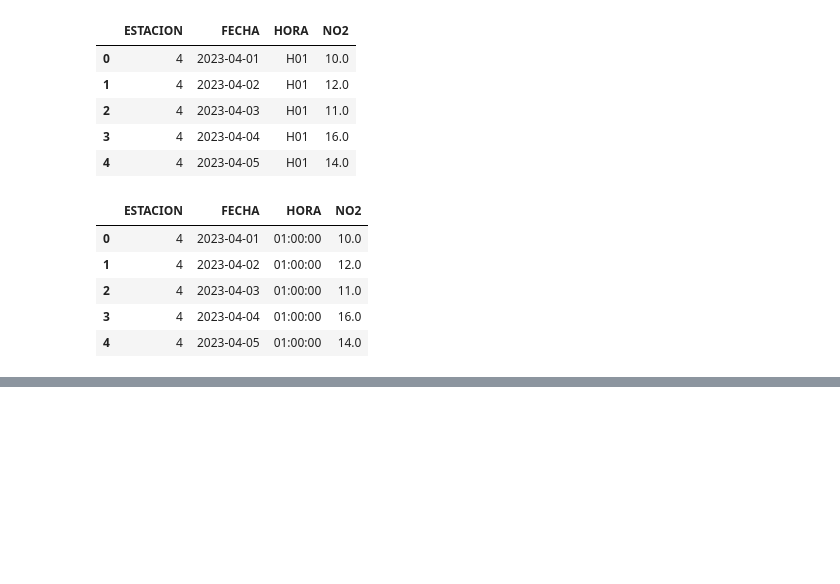
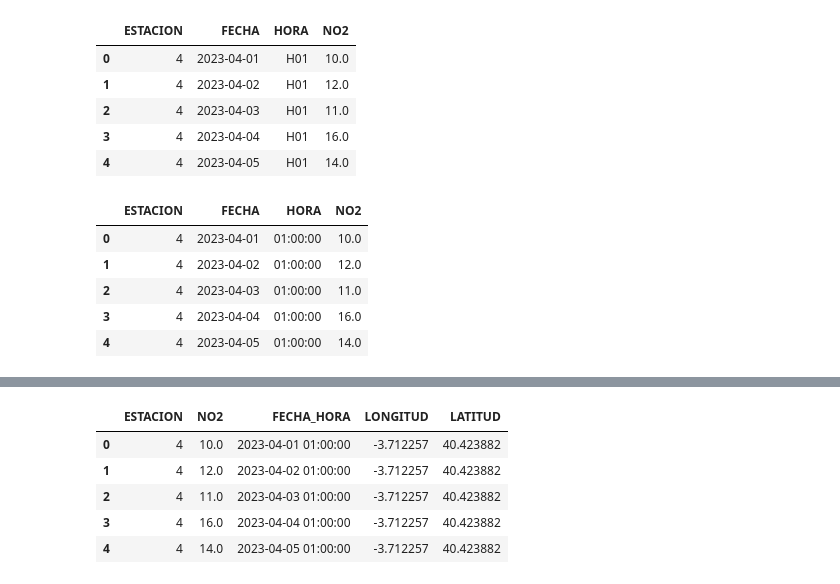
Before and after one commit to charlieciordia/AQ-MAD, a Jupyter notebook: notebook/AQ TIME.ipynb, the cells around one changed output, grey strips where cells are left out. Cells and saved outputs as stored; diff of their text form; code cells hidden in the pictures; blank space fills up the shorter version.

```diff
--- a/notebook/AQ TIME.ipynb
+++ b/notebook/AQ TIME.ipynb
@@ -193,0 +208,3 @@ df = df.rename(columns={'24': '0'})
+# %%
+estaciones = pd.read_csv("../data/AytoMad/informacion_estaciones_red_calidad_aire.csv", sep=';')
+estaciones.head()
@@ -194,2 +231,9 @@ df = df.rename(columns={'24': '0'})
 # %%
-df.head()
+ggwp.head()
+# %% [output]
+|  | ESTACION | NO2 | FECHA_HORA | LONGITUD | LATITUD |
+| 0 | 4 | 10.0 | 2023-04-01 01:00:00 | -3.712257 | 40.423882 |
+| 1 | 4 | 12.0 | 2023-04-02 01:00:00 | -3.712257 | 40.423882 |
+| 2 | 4 | 11.0 | 2023-04-03 01:00:00 | -3.712257 | 40.423882 |
+| 3 | 4 | 16.0 | 2023-04-04 01:00:00 | -3.712257 | 40.423882 |
+| 4 | 4 | 14.0 | 2023-04-05 01:00:00 | -3.712257 | 40.423882 |
```
Also changed, not shown: parts of 22 cells of this notebook, 1 other file.
